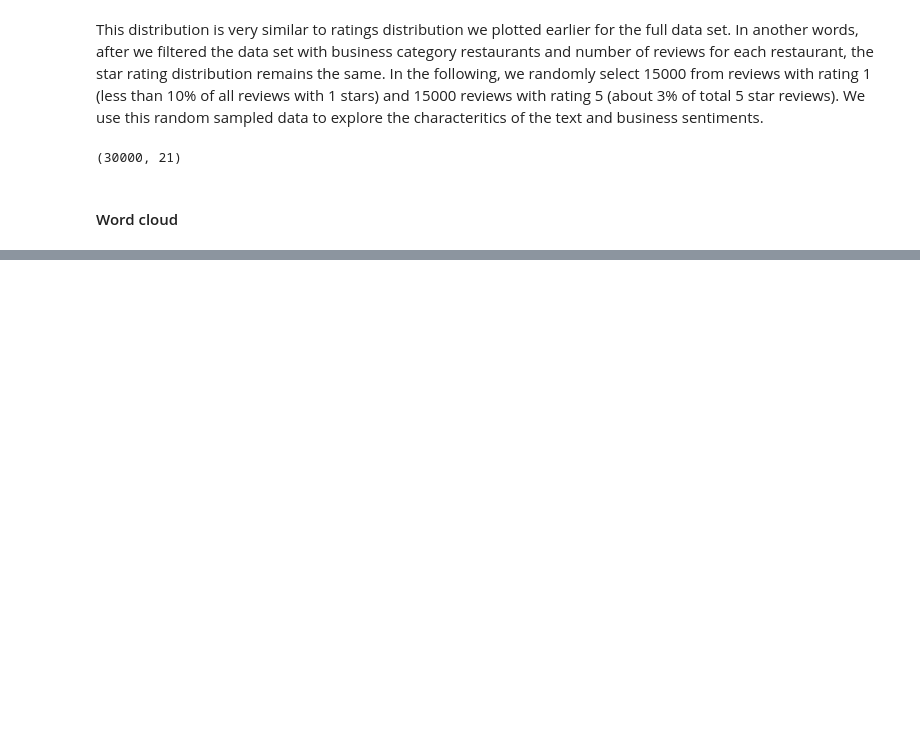
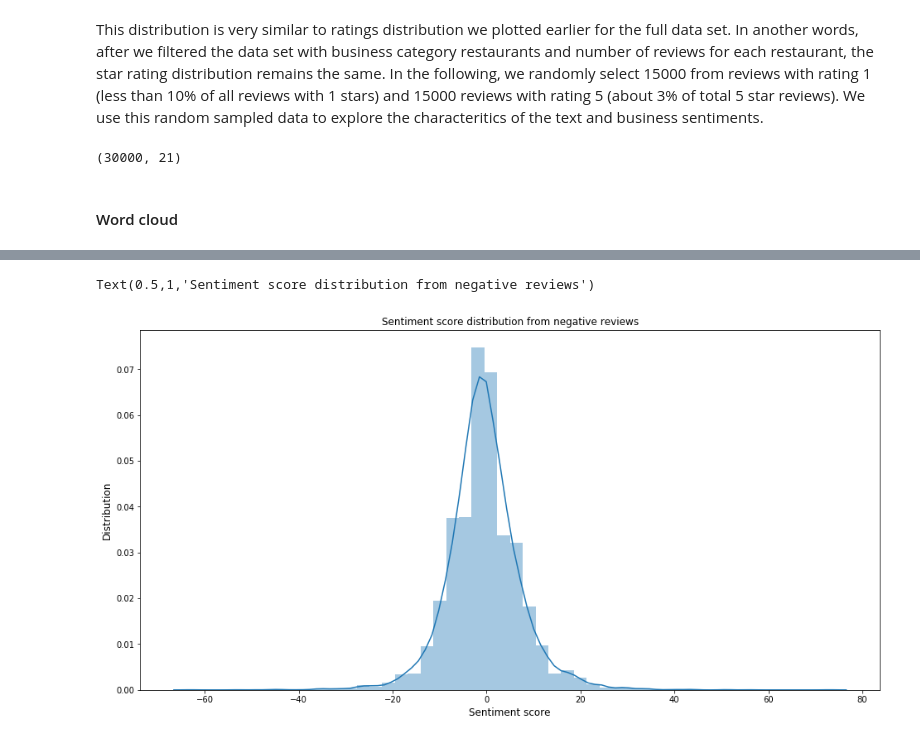
Before and after one commit to chandra1sekar/yelp-reviews, a Jupyter notebook: yelp_review_classification.ipynb, the cells around one changed output, grey strips where cells are left out. Cells and saved outputs as stored; diff of their text form; code cells hidden in the pictures; blank space fills up the shorter version.

```diff
--- a/yelp_review_classification.ipynb
+++ b/yelp_review_classification.ipynb
@@ -672,0 +705,9 @@ generate_wordcloud(negative)
+# %%
+plt.figure(figsize=(16,8))
+sns.distplot(train_data_sentiments_scores[train_labels == 0])
+plt.ylabel('Distribution', fontsize=12)
+plt.xlabel('Sentiment score', fontsize=12)
+plt.title("Sentiment score distribution from negative reviews")
+# %% [output]
+Text(0.5,1,'Sentiment score distribution from negative reviews')
+[figure, added]
```
Also changed, not shown: parts of 12 cells of this notebook.
